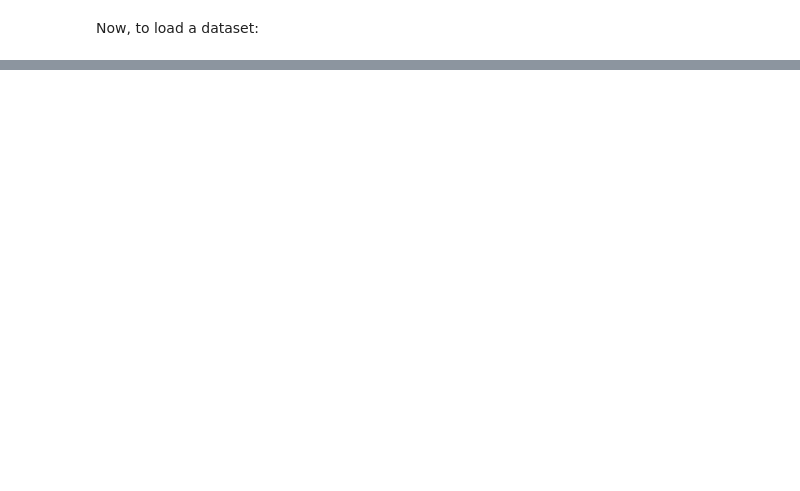
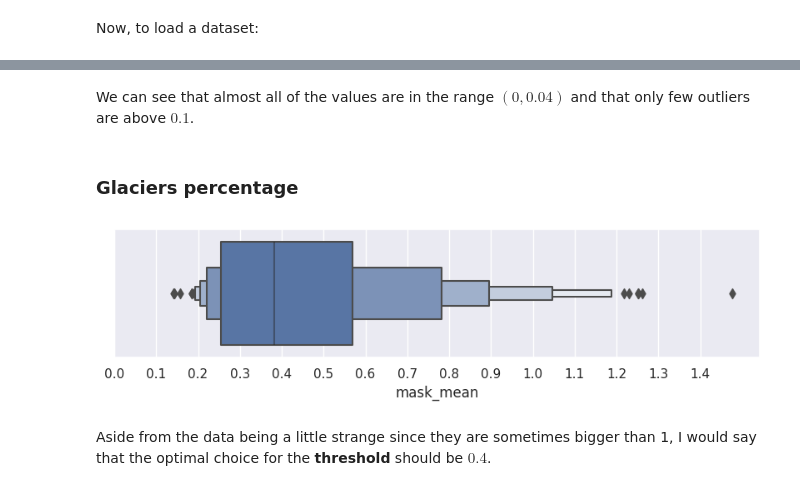
Before and after one commit to jonasbarth/fds-2022-final-project, a Jupyter notebook: preprocessing.ipynb, the cells around one changed output, grey strips where cells are left out. Cells and saved outputs as stored; diff of their text form; code cells hidden in the pictures; blank space fills up the shorter version.

```diff
--- a/preprocessing.ipynb
+++ b/preprocessing.ipynb
@@ -154,0 +165,12 @@ pd.read_csv('dataset/test_data.csv', index_col=['src','slice_num'])
+# %% [markdown]
+We can see that almost all of the values are in the range $(0, 0.04)$ and that only few outliers are above $0.1$.
+# %% [markdown]
+### Glaciers percentage
+# %%
+sns.boxenplot(data=train_data, x='mask_mean' )
+plt.xticks(np.arange(0,train_data.mask_mean.max(),0.1))
+plt.show()
+# %% [output]
+[figure, added]
+# %% [markdown]
+Aside from the data being a little strange since they are sometimes bigger than 1, I would say that the optimal choice for the **threshold** should be $0.4$.
```
Also changed, not shown: parts of 4 cells of this notebook.
